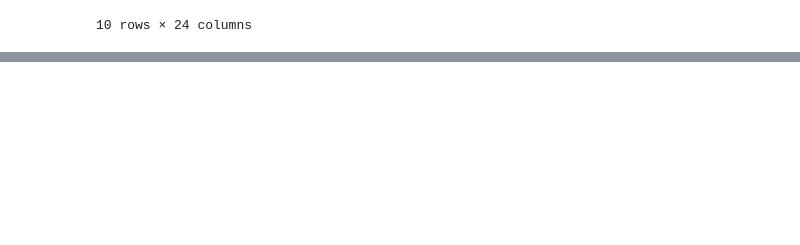
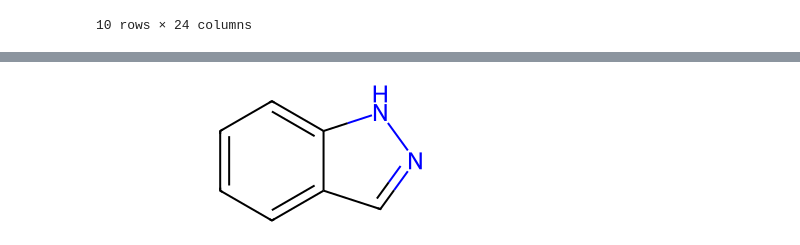
Before and after one commit to Popov-Lab-UNC/mockdock, a Jupyter notebook: chembl-download.ipynb, the cells around one changed output, grey strips where cells are left out. Saved outputs shown, nothing was run; the diff lists cells and outputs as text; code cells hidden in the pictures; blank space fills up the shorter version.

```diff
--- a/chembl-download.ipynb
+++ b/chembl-download.ipynb
@@ -52,0 +61,4 @@ jan13_run.sort_values(by='rmsd_pearson', ascending=True).head(10)
+# %%
+Chem.MolFromSmiles("C1=CC=C2NN=CC2=C1")
+# %% [output]
+[figure, added]
```
Also changed, not shown: parts of 2 cells of this notebook, 12 other files.
